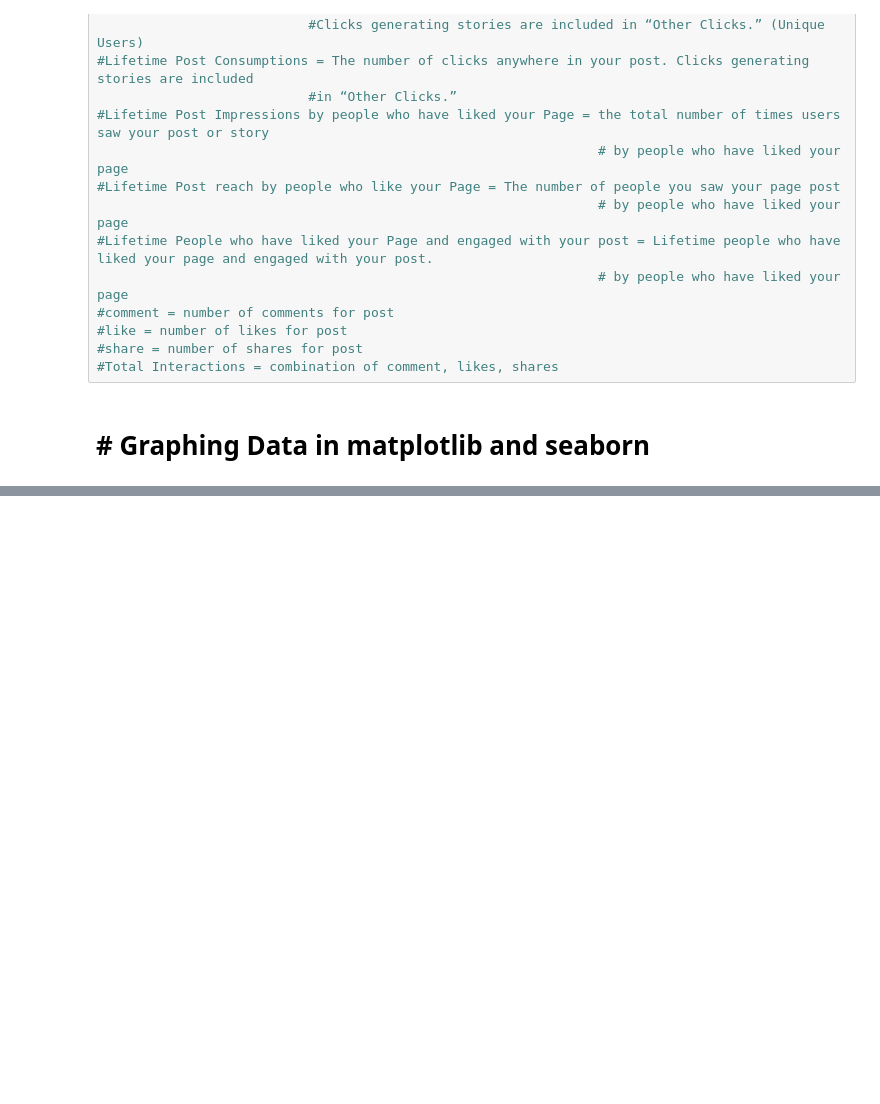
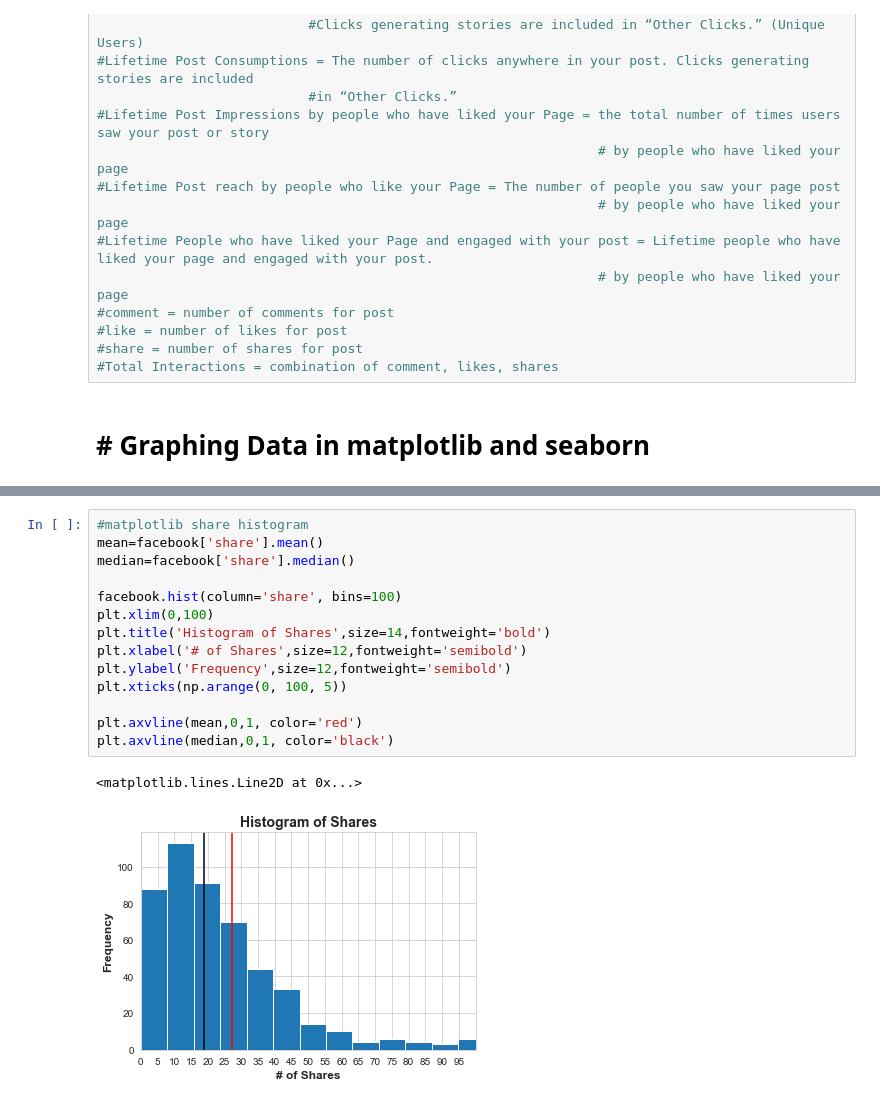
Before and after one commit to criosch1/INTRO-TO-DATA-ANALYSIS, a Jupyter notebook: Facebook_Assignment.ipynb, the cells around one changed output, grey strips where cells are left out. Saved outputs shown, nothing was run; the diff lists cells and outputs as text; blank space fills up the shorter version.

```diff
--- a/Facebook_Assignment.ipynb
+++ b/Facebook_Assignment.ipynb
@@ -101,0 +115,17 @@ plt.show()
+# %%
+#matplotlib share histogram
+mean=facebook['share'].mean()
+median=facebook['share'].median()
+
+facebook.hist(column='share', bins=100)
+plt.xlim(0,100)
+plt.title('Histogram of Shares',size=14,fontweight='bold')
+plt.xlabel('# of Shares',size=12,fontweight='semibold')
+plt.ylabel('Frequency',size=12,fontweight='semibold')
+plt.xticks(np.arange(0, 100, 5))
+
+plt.axvline(mean,0,1, color='red')
+plt.axvline(median,0,1, color='black')
+# %% [output]
+<matplotlib.lines.Line2D at 0x...>
+[figure, added]
```
Also changed, not shown: parts of 7 cells of this notebook.
